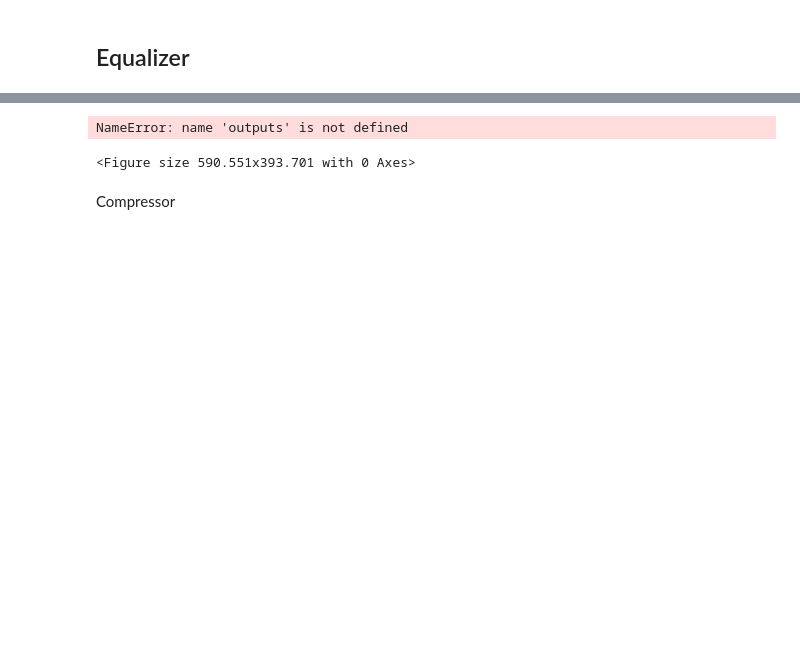
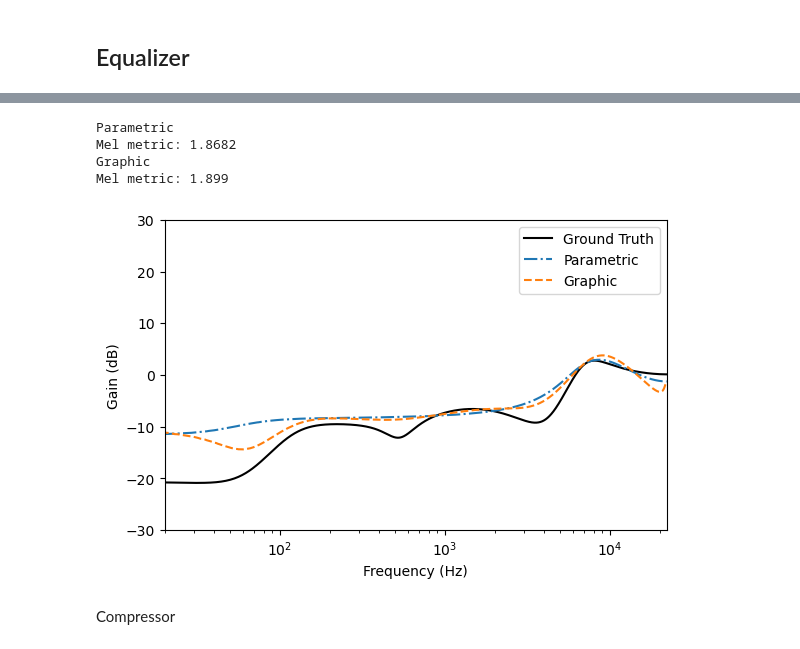
Before and after one commit to peladeaucome/ICASSP-2024-BEAFX-using-DDSP, a Jupyter notebook: export_audios.ipynb, the cells around one changed output, grey strips where cells are left out. Cells and saved outputs as stored; diff of their text form; code cells hidden in the pictures; blank space fills up the shorter version.

```diff
--- a/export_audios.ipynb
+++ b/export_audios.ipynb
@@ -20,7 +20,8 @@ def dB20(x):
 def RMS(x):
     return np.sqrt(np.mean(np.square(np.abs(x))))
 
-
+def L2(x):
+    return np.sqrt(np.sum(np.square(np.abs(x))))
 
 device = 'cuda:0'
 sr_hz = 44100
@@ -26,0 +41,6 @@ sr_hz = 44100
+# %%
+song_idx = 26
+
+x, y, q = test_dataset[song_idx]
+x=x.unsqueeze(0)
+display(Audio(data=x[0,0].clone().cpu().numpy(), rate=44100))
@@ -85,7 +90,7 @@ styles = {
 # %%
 
-compute=False
-export= False
+compute=True
+export= True
 exports={}
 if compute:
 
@@ -96,7 +101,15 @@ if compute:
 
     with torch.no_grad():
         q = torch.rand(batch_size, SFX_chain.num_controls)
-
+        #q = torch.Tensor(
+        #    [[
+        #        .5, .9, .5,
+        #        .5, .3, .9,
+        #        .5, .9, .5,
+        #        .5, .2, 1,
+        #        .5, .9, .5
+        #    ]]
+        #)
 
         imp = torch.zeros(batch_size, 1, sr_hz).to(device)
         for i in range(batch_size):
@@ -132,39 +145,41 @@ for label in exports.keys():
 
 for label in exports.keys():
     exports[label] = exports[label]/max_val
 
 if export:
     for label, sig in exports.items():
-        scipy.io.wavfile.write(filename=f'Exports/EQ/{label}.wav', rate=44100, data=sig)
+        scipy.io.wavfile.write(filename=f'Exports/EQ/{label}_{song_idx}.wav', rate=44100, data=sig)
 
 
 plt.figure(figsize = (15*cm, 10*cm))
 for label, sig in outputs.items():
 
     sig = sig[0,0,:]
-
     x_fft = np.fft.rfft(sig)
     f = np.fft.rfftfreq(n=len(sig), d = 1/44100)
 
-    line = plt.plot(f, dB20(x_fft/RMS(sig)),styles[label], label = label)
+    line = plt.plot(f, dB20(x_fft/L2(sig)),styles[label], label = label)
 plt.semilogx()
 plt.xlim(20, 22050)
 plt.ylim(-30, 30)
 plt.xlabel("Frequency (Hz)")
 plt.ylabel("Gain (dB)")
 plt.legend()
 plt.tight_layout()
 if export:
-    plt.savefig("Exports/EQ/EQ_Matching.svg")
+    plt.savefig(f"Exports/EQ/EQ_Matching_{song_idx}.svg")
 plt.show()
 
 
     #plt.plot(q_np*30-15)
     #plt.plot(qHat_np*30-15)
     #plt.show()
 # %% [output]
-NameError: name 'outputs' is not defined
+Parametric
+Mel metric: 1.8682
+Graphic
+Mel metric: 1.899
-<Figure size 590.551x393.701 with 0 Axes>
+[figure, added]
 # %% [markdown]
 Compressor
 # %%
```
Also changed, not shown: parts of 20 cells of this notebook, 19 other files.
